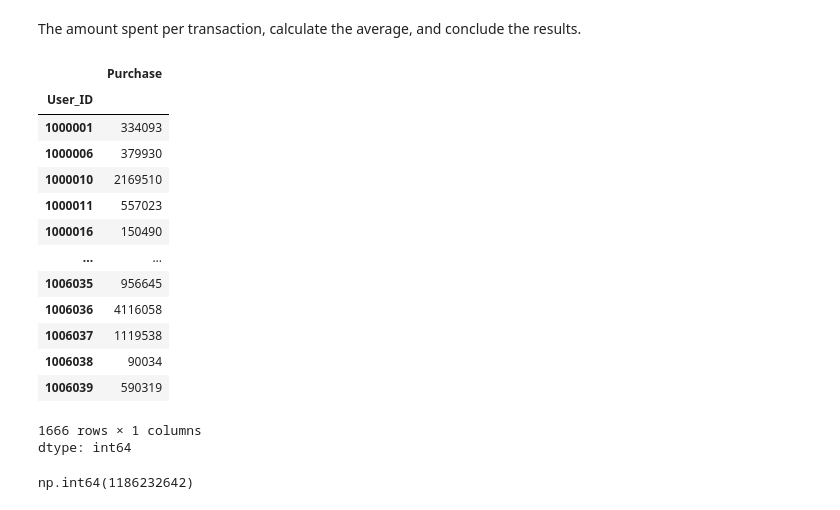
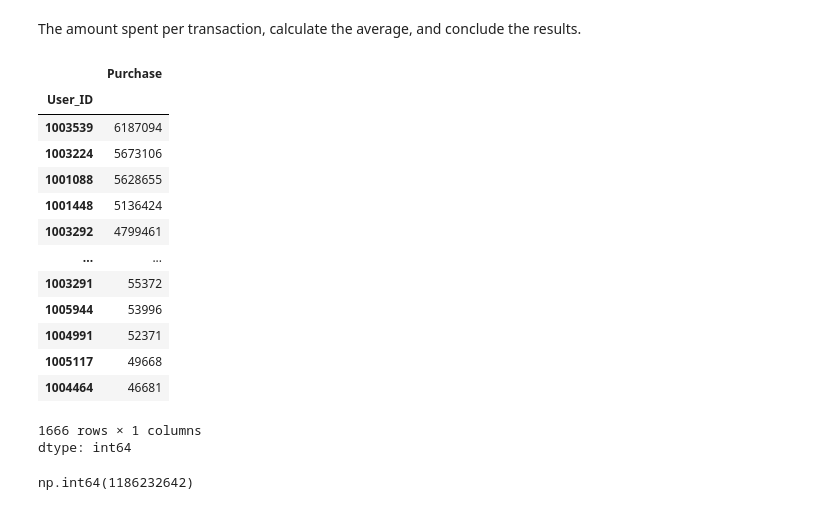
Before and after one commit to RichaGaharwar/Walmart---Confidence-Interval-CLT, a Jupyter notebook: Walmart_Confidence_Interval_&_CLT.ipynb, the cells around one changed output. Cells and saved outputs as stored; diff of their text form; code cells hidden in the pictures.

```diff
--- a/Walmart_Confidence_Interval_&_CLT.ipynb
+++ b/Walmart_Confidence_Interval_&_CLT.ipynb
@@ -586,22 +640,22 @@ female_customers
 # %% [markdown]
 The amount spent per transaction, calculate the average, and conclude the results.
 # %%
-amt_per_trans_female = female_customers['Purchase'].groupby(female_customers['User_ID']).sum()
+amt_per_trans_female = female_customers['Purchase'].groupby(female_customers['User_ID']).sum().sort_values(ascending=False)
 amt_per_trans_female
 # %% [output]
 |  | Purchase |
 | User_ID |  |
-| 1000001 | 334093 |
-| 1000006 | 379930 |
-| 1000010 | 2169510 |
-| 1000011 | 557023 |
-| 1000016 | 150490 |
+| 1003539 | 6187094 |
+| 1003224 | 5673106 |
+| 1001088 | 5628655 |
+| 1001448 | 5136424 |
+| 1003292 | 4799461 |
 | ... | ... |
-| 1006035 | 956645 |
-| 1006036 | 4116058 |
-| 1006037 | 1119538 |
-| 1006038 | 90034 |
-| 1006039 | 590319 |
+| 1003291 | 55372 |
+| 1005944 | 53996 |
+| 1004991 | 52371 |
+| 1005117 | 49668 |
+| 1004464 | 46681 |
 1666 rows × 1 columns
 dtype: int64
 # %%
```
Also changed, not shown: parts of 15 cells of this notebook.
